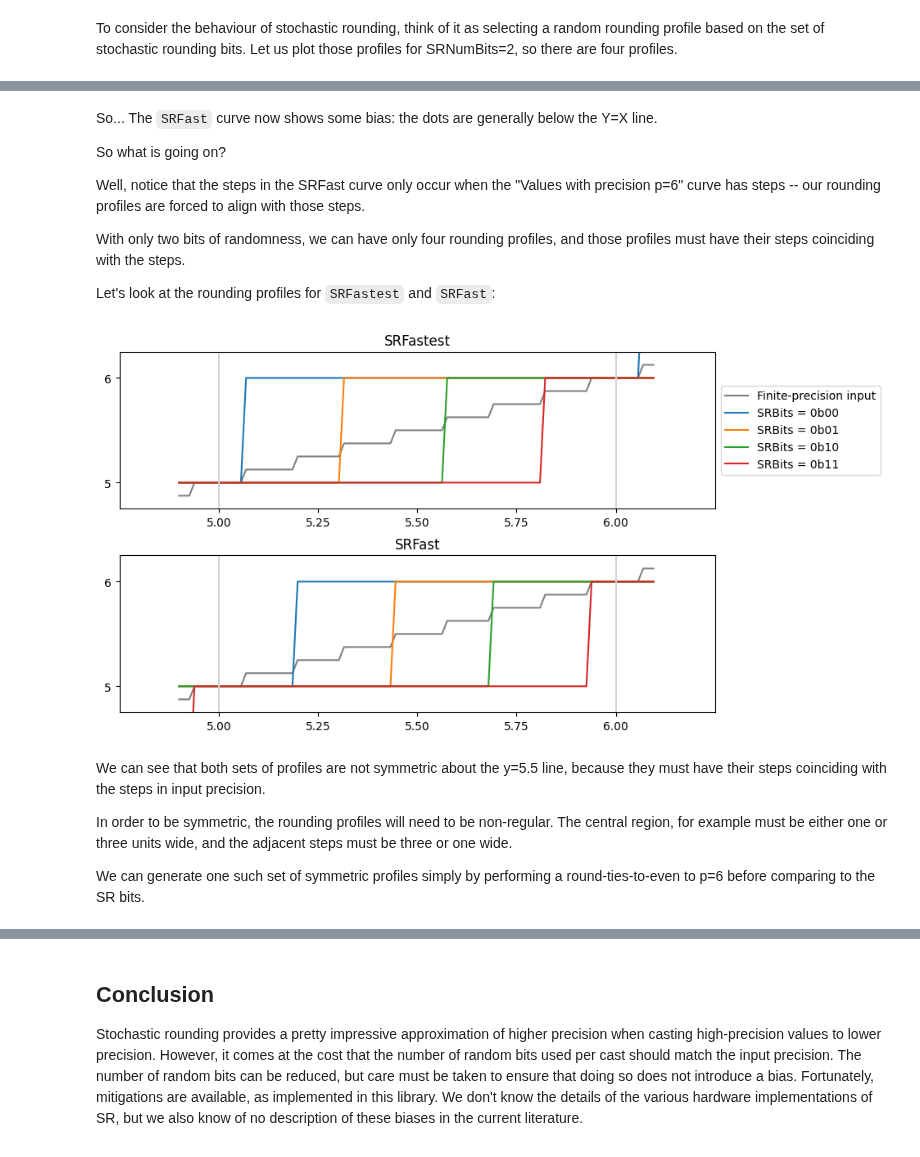
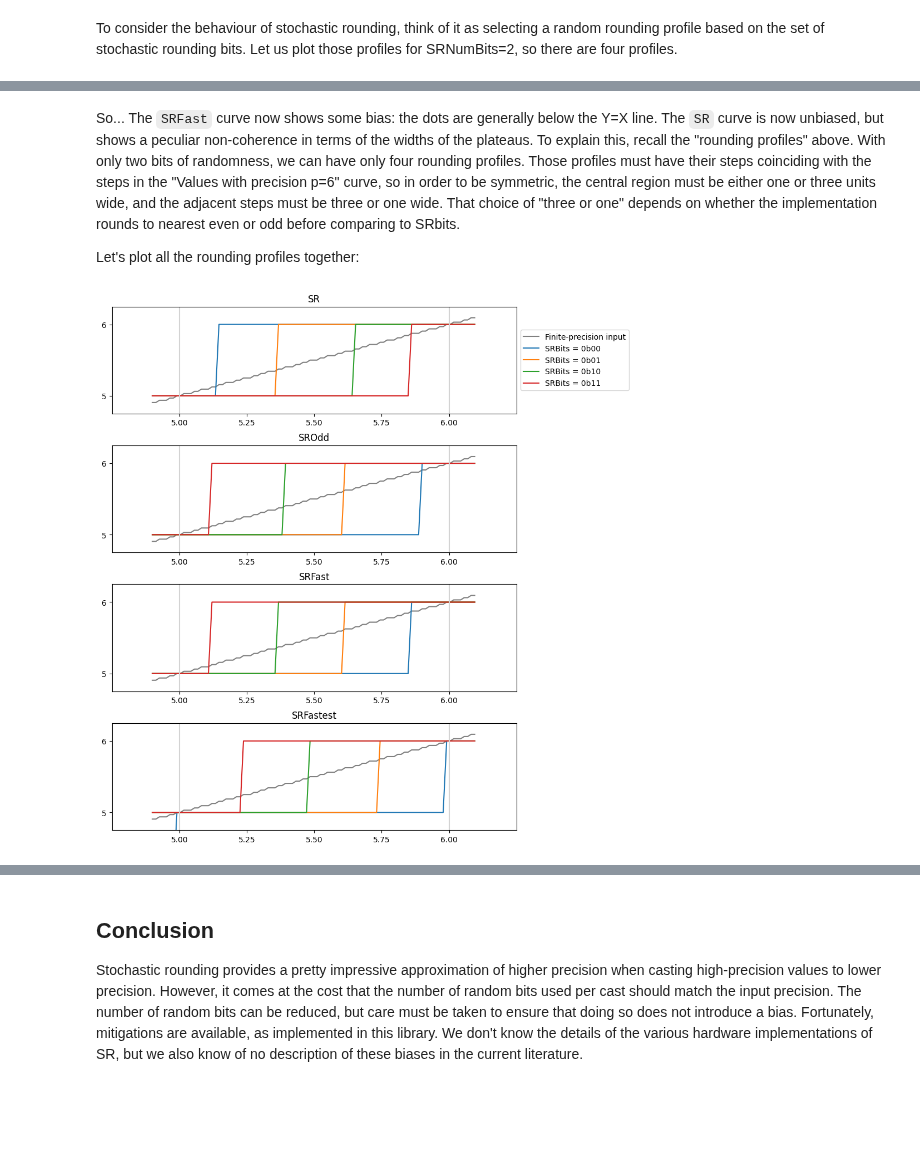
Before and after one commit to graphcore-research/gfloat, a Jupyter notebook: docs/source/05-stochastic-rounding.ipynb, the cells around one changed output, grey strips where cells are left out. Saved outputs shown, nothing was run; the diff lists cells and outputs as text; code cells hidden in the pictures; blank space fills up the shorter version.

```diff
--- a/docs/source/05-stochastic-rounding.ipynb
+++ b/docs/source/05-stochastic-rounding.ipynb
@@ -20,11 +20,11 @@ if "RoundMode__str__" not in locals():
 
 def longstr(rnd):
     if rnd == RoundMode.StochasticFast:
-        return r"SRFast ($x - \lfloor x \rfloor > (SRBits + 0.5) \times 2^{-nbits}$)"
+        return r"SRFast ($\lfloor x + (SRBits + 0.5) \times 2^{-nbits} \rfloor$)"
     elif rnd == RoundMode.StochasticFastest:
-        return r"SRFastest ($x - \lfloor x \rfloor > SRBits \times 2^{-nbits}$)"
+        return r"SRFastest ($\lfloor x + SRBits \times 2^{-nbits} \rfloor$)"
     elif rnd == RoundMode.Stochastic:
-        return r"SR ($RTNE(x - \lfloor x \rfloor, nbits) > SRBits \times 2^{-nbits}$)"
+        return r"SR ($\lfloor RTNE(x, nbits) + SRBits \times 2^{-nbits} \rfloor$)"
     else:
         raise ValueError(f"Unknown rounding mode {rnd}")
 
@@ -49,9 +49,7 @@ def lollipops(ax, xs, ys, key, label):
         markersize=2,
         linestyle="-",
     )
-    ax.plot(
-        xs, ys, label=label, color=colors[1], marker=".", markersize=3, linestyle=""
-    )
+    ax.plot(xs, ys, label=label, color=colors[1], marker=".", markersize=3, linestyle="")
 # %% [markdown]
 # Stochastic rounding
 
@@ -605,7 +575,7 @@ for rnd, ax in zip((RoundMode.StochasticFastest, RoundMode.StochasticFast), axs)
 
     # Stochastic rounding
     srnumbits = 2
-    nsamples = 10_000
+    nsamples = 5_000
     srbits = np.random.randint(0, 2**srnumbits, (nsamples, len(vs)))
 
     rvs = round_ndarray(
@@ -623,3 +593,4 @@ for rnd, ax in zip((RoundMode.StochasticFastest, RoundMode.StochasticFast), axs)
     ax.set_ylabel(f"Average of rounded values, {nsamples} samples")
     ax.set_yticks(np.unique(rn))
     ax.legend()
+    plt.savefig("figures/bias1.pdf", bbox_inches="tight")
@@ -627,0 +642,14 @@ for rnd, ax in zip((RoundMode.StochasticFastest, RoundMode.StochasticFast), axs)
+# %%
+from sympy import Rational, symbols, integrate, summation, simplify, expand, trigsimp
+
+# Define variables
+x, r = symbols("x r", real=True, positive=True)
+n = symbols("n", integer=True, positive=True)
+l = Rational(1.0)
+
+# Bias for SRFF
+bias_r = integrate(1, (x, r * 2 ** (-n), 1)) - l / 2
+bias = 2**-n * summation(bias_r, (r, 0, 2**n - 1))
+
+# Simplify
+simplify(expand(bias))
@@ -701,59 +742,53 @@ None
 # %% [markdown]
 So...  The `SRFast` curve now shows some bias: the dots are generally below the Y=X line.
+The `SR` curve is now unbiased, but shows a peculiar non-coherence in terms of the widths
+of the plateaus.  To explain this, recall the "rounding profiles" above.
+With only two bits of randomness, we can have only four rounding profiles.
+Those profiles must have their steps coinciding with the steps in the "Values with precision p=6"
+curve, so in order to be symmetric, the central region must be either one or three units wide,
+and the adjacent steps must be three or one wide.
+That choice of "three or one" depends on whether the implementation rounds to
+nearest even or odd before comparing to SRbits.
 
-So what is going on?
-
-Well, notice that the steps in the SRFast curve only occur when the "Values with precision p=6" curve has steps -- our rounding profiles are forced to align with those steps.
-
-With only two bits of randomness, we can have only four rounding profiles, and those profiles must have their steps coinciding with the steps.
-
-Let's look at the rounding profiles for `SRFastest` and `SRFast`:
+Let's plot all the rounding profiles together:
 # %%
-fig, axs = plt.subplots(2, 1, figsize=(8, 5))
+fig, axs = plt.subplots(4, 1, figsize=(8, 10))
 fig.tight_layout(h_pad=2)
 h = 0.7
 for rnd, ax in zip(
     (
+        RoundMode.Stochastic,
+        RoundMode.StochasticOdd,
+        RoundMode.StochasticFast,
         RoundMode.StochasticFastest,
-        RoundMode.StochasticFast,
     ),
     axs,
 ):
     # The infinite-precision vs, but computed to `highp` bits of precision
-    vs_p9 = round_ndarray(fi_p9, vs, RoundMode.TiesToEven)
+    vs_hi = round_ndarray(fi_hi, vs, RoundMode.TiesToEven)
 
-    ax.plot(vs, vs_p9, label=f"Finite-precision input", color="gray")
+    ax.plot(vs, vs_hi, label=f"Finite-precision input", color="gray")
 
     srnumbits = 2
     for srbits in range(2**srnumbits):
         r = round_ndarray(
             fi,
-            vs_p9,
+            vs_hi,
             rnd,
             sat=False,
             srbits=np.full(vs.shape, srbits),
             srnumbits=srnumbits,
         )
         ax.plot(vs, r, label=f"SRBits = 0b{srbits:02b}")
     for k in (5, 6, 7):
         ax.plot([k, k], [0, 10], color="lightgray", linestyle="-")
     ax.set_xlim(4.75, 6.25)
     ax.set_ylim(4.75, 6.25)
     ax.set_xticks(np.arange(5.0, 6.1, step=0.25))
     ax.set_yticks([5, 6])
     if ax == axs[0]:
         ax.legend(loc="center left", bbox_to_anchor=(1, 0.5))
     ax.set_title(f"{rnd}")
 None
 # %% [output]
-[figure, old version]
+[figure, new version]
-# %% [markdown]
-We can see that both sets of profiles are not symmetric about the y=5.5 line,
-because they must have their steps coinciding with the steps in input precision.
-
-In order to be symmetric, the rounding profiles will need to be non-regular.
-The central region, for example must be either one or three units wide,
-and the adjacent steps must be three or one wide.
-
-We can generate one such set of symmetric profiles simply by performing a
-round-ties-to-even to p=6 before comparing to the SR bits.
```
Also changed, not shown: parts of 33 cells of this notebook, 5 other files.
